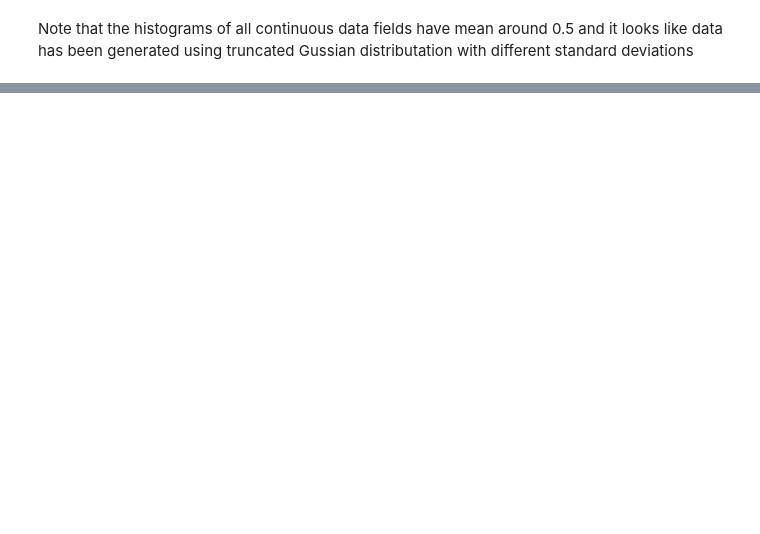
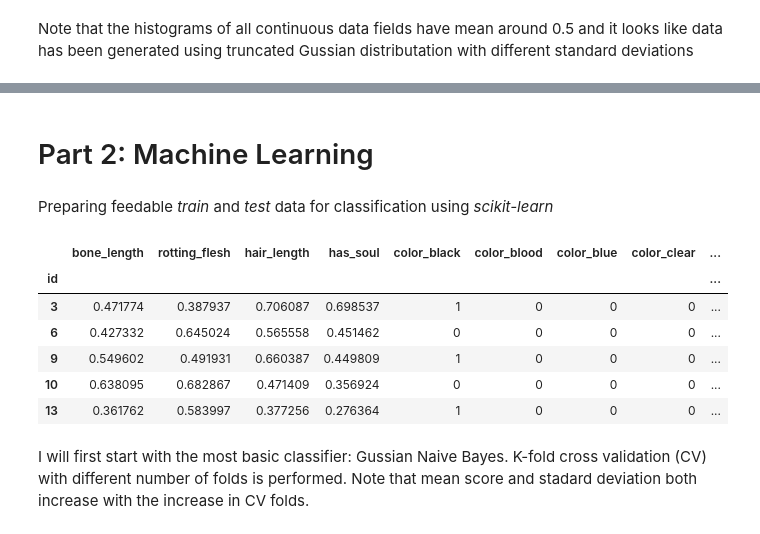
Before and after one commit to harshilpatel548/Ghouls_Goblins_Ghosts, a Jupyter notebook: Main.ipynb, the cells around one changed output, grey strips where cells are left out. Drawn from its saved outputs; the diff is of its cells as text; code cells hidden in the pictures; blank space fills up the shorter version.

Commit message:
ML started

```diff
--- a/Main.ipynb
+++ b/Main.ipynb
@@ -75,0 +107,35 @@ train[['type']].apply(pd.value_counts).plot.bar(ax = axarr[1])
+# %% [markdown]
+# Part 2: Machine Learning
+# %% [markdown]
+Preparing feedable *train* and *test* data for classification using *scikit-learn*
+# %%
+features = ['bone_length', 'rotting_flesh', 'hair_length', 'has_soul', 'color']
+
+# train data (x = features, y = labels)
+X_train = train[features]
+color_dummies = pd.get_dummies(X_train['color'], prefix='color')
+X_train = pd.concat([X_train, color_dummies], axis=1)
+X_train.drop(['color'], axis=1, inplace=True)
+
+y_train = train['type']
+type_dict = dict(zip(y_train.unique(), range(len(y_train.unique()))))
+y_train = y_train.replace(to_replace = type_dict)
+
+# test data
+X_test = test[features]
+color_dummies = pd.get_dummies(X_test['color'], prefix='color')
+X_test = pd.concat([X_test, color_dummies], axis=1)
+X_test.drop(['color'], axis=1, inplace=True)
+
+
+X_test.head()
+# %% [output]
+|  | bone_length | rotting_flesh | hair_length | has_soul | color_black | color_blood | color_blue | color_clear | ... |
+| id |  |  |  |  |  |  |  |  | ... |
+| 3 | 0.471774 | 0.387937 | 0.706087 | 0.698537 | 1 | 0 | 0 | 0 | ... |
+| 6 | 0.427332 | 0.645024 | 0.565558 | 0.451462 | 0 | 0 | 0 | 0 | ... |
+| 9 | 0.549602 | 0.491931 | 0.660387 | 0.449809 | 1 | 0 | 0 | 0 | ... |
+| 10 | 0.638095 | 0.682867 | 0.471409 | 0.356924 | 0 | 0 | 0 | 0 | ... |
+| 13 | 0.361762 | 0.583997 | 0.377256 | 0.276364 | 1 | 0 | 0 | 0 | ... |
+# %% [markdown]
+I will first start with the most basic classifier: Gussian Naive Bayes. K-fold cross validation (CV) with different number of folds is performed. Note that mean score and stadard deviation both increase with the increase in CV folds.
```
Also changed, not shown: parts of 18 cells of this notebook.
